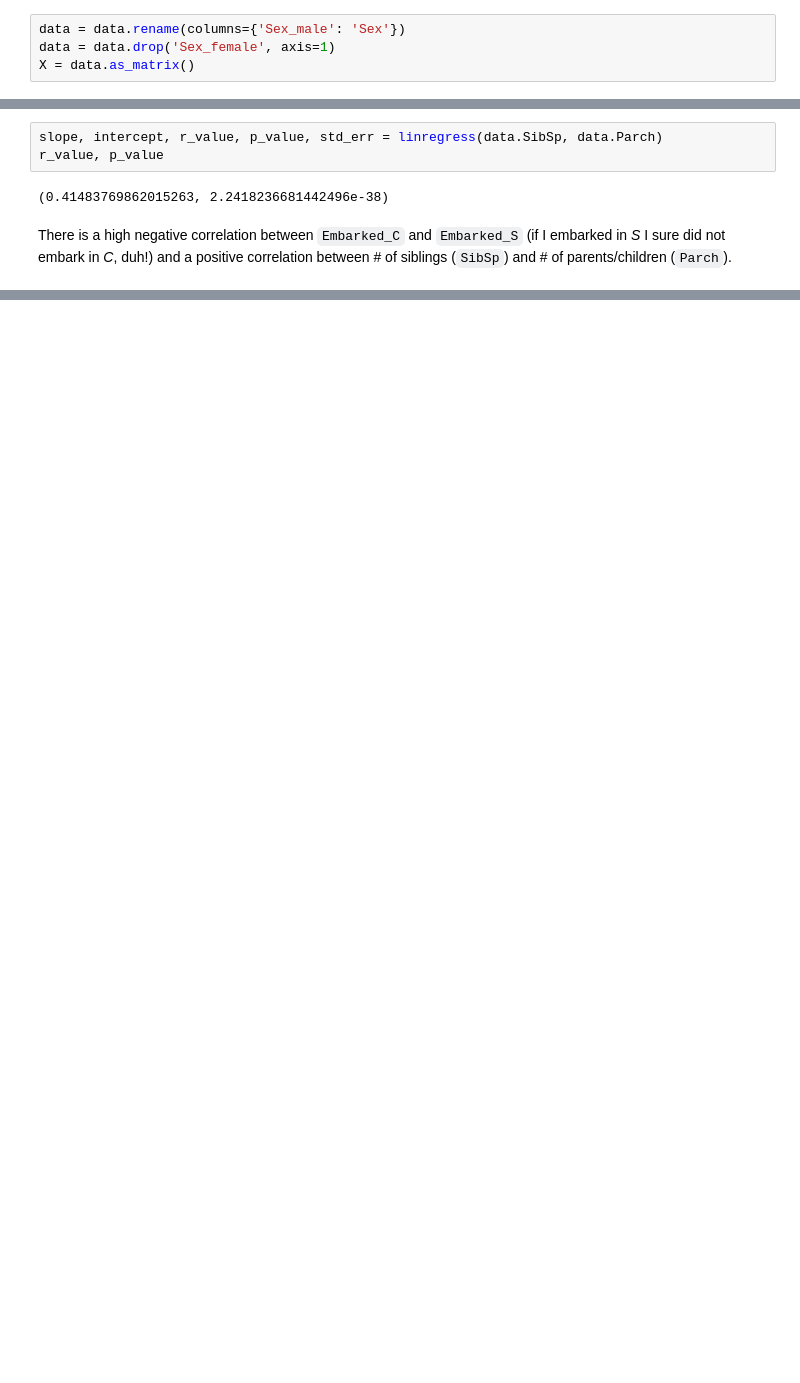
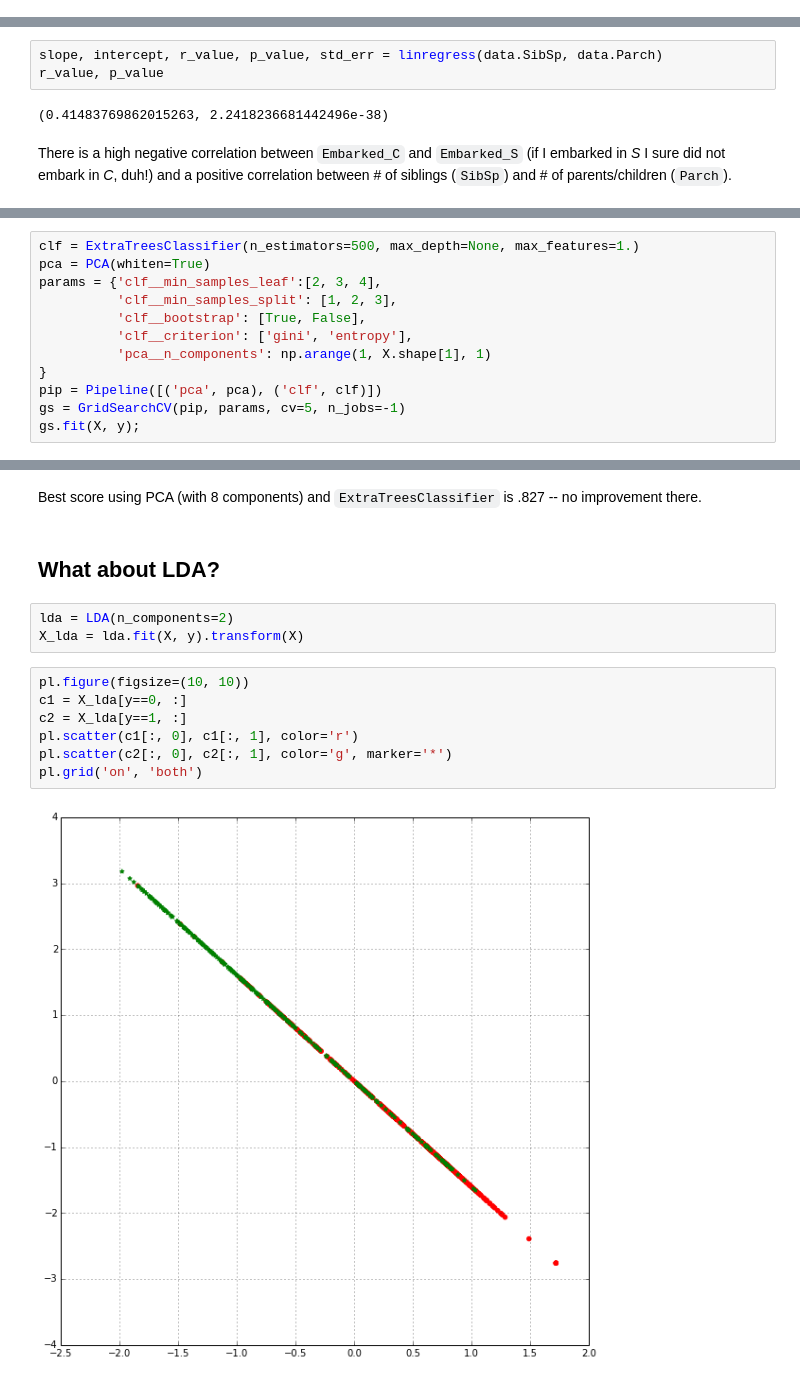
Before and after one commit to neocortex/notebooks, a Jupyter notebook: kaggle-titanic/Kaggle - Titanic.ipynb, the cells around one changed output, grey strips where cells are left out. Cells and saved outputs as stored; diff of their text form; blank space fills up the shorter version.

```diff
--- a/kaggle-titanic/Kaggle - Titanic.ipynb
+++ b/kaggle-titanic/Kaggle - Titanic.ipynb
@@ -146,4 +121,0 @@ We see: The two 'Sex' entries are redundant. We can remove one, let's do that.
-# %%
-data = data.rename(columns={'Sex_male': 'Sex'})
-data = data.drop('Sex_female', axis=1)
-X = data.as_matrix()
@@ -212,0 +163,12 @@ There is a high negative correlation between `Embarked_C` and `Embarked_S` (if I
+# %%
+clf = ExtraTreesClassifier(n_estimators=500, max_depth=None, max_features=1.)
+pca = PCA(whiten=True)
+params = {'clf__min_samples_leaf':[2, 3, 4],
+          'clf__min_samples_split': [1, 2, 3],
+          'clf__bootstrap': [True, False],
+          'clf__criterion': ['gini', 'entropy'],
+          'pca__n_components': np.arange(1, X.shape[1], 1)
+}
+pip = Pipeline([('pca', pca), ('clf', clf)])
+gs = GridSearchCV(pip, params, cv=5, n_jobs=-1)
+gs.fit(X, y);
@@ -212,0 +184,17 @@ There is a high negative correlation between `Embarked_C` and `Embarked_S` (if I
+# %% [markdown]
+Best score using PCA (with 8 components) and `ExtraTreesClassifier` is .827 -- no improvement there.
+# %% [markdown]
+What about LDA?
+---------------
+# %%
+lda = LDA(n_components=2)
+X_lda = lda.fit(X, y).transform(X)
+# %%
+pl.figure(figsize=(10, 10))
+c1 = X_lda[y==0, :]
+c2 = X_lda[y==1, :]
+pl.scatter(c1[:, 0], c1[:, 1], color='r')
+pl.scatter(c2[:, 0], c2[:, 1], color='g', marker='*')
+pl.grid('on', 'both')
+# %% [output]
+[figure, added]
```
Also changed, not shown: parts of 69 cells of this notebook, 4 other files.
